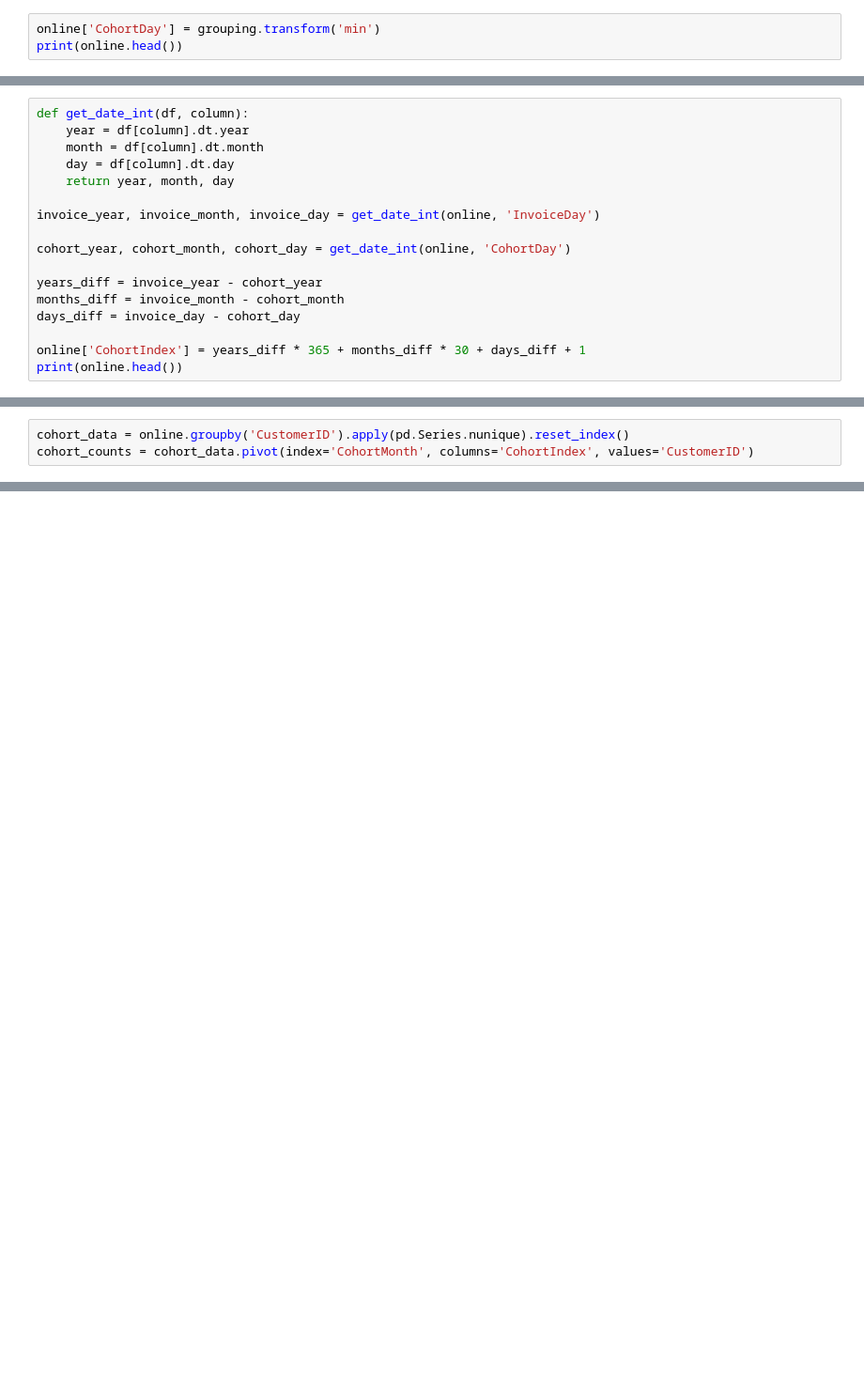
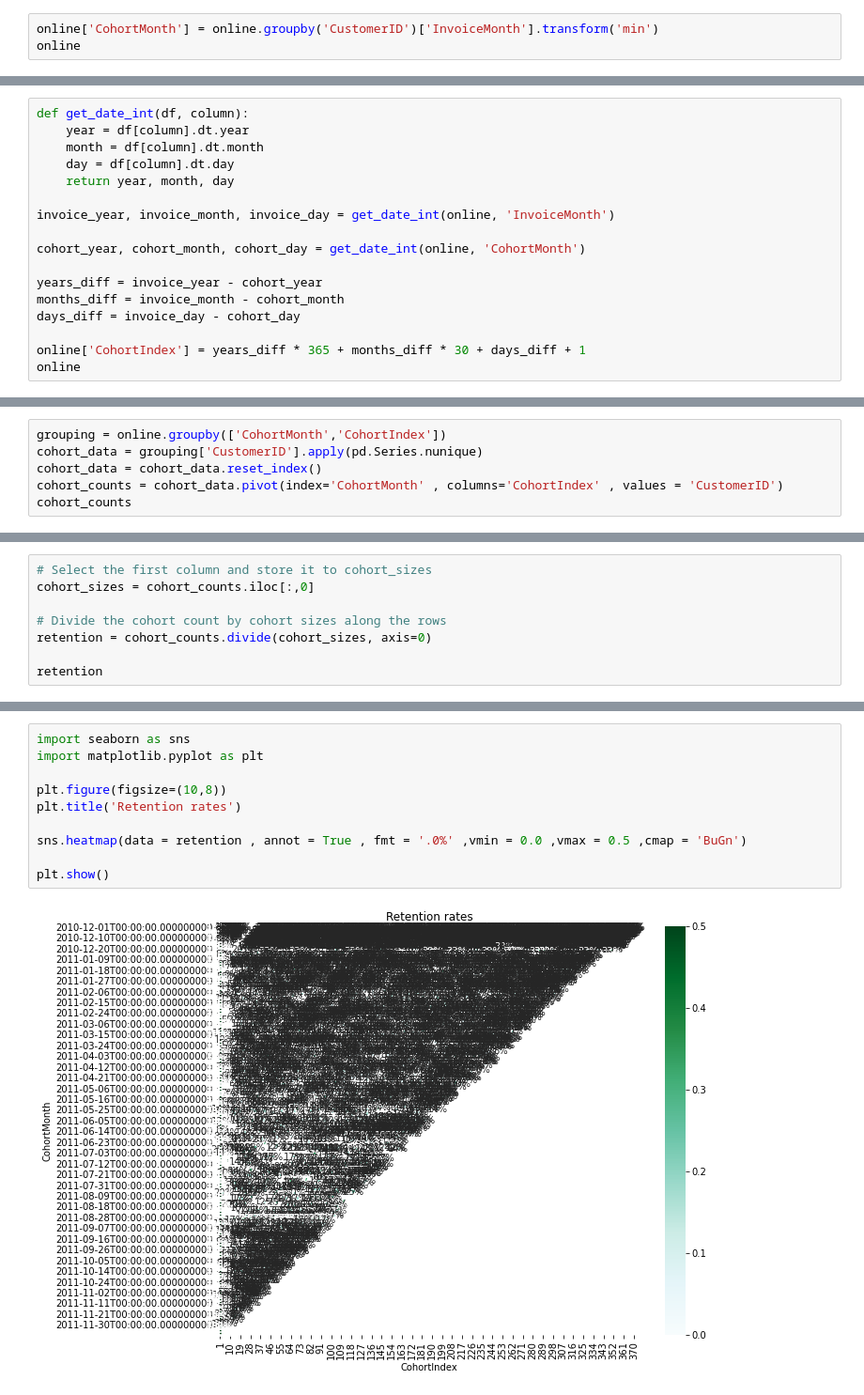
Before and after one commit to sayemomer/cohort_analysis, a Jupyter notebook: Cohort Analysis.ipynb, the cells around one changed output, grey strips where cells are left out. Shown at 94% size. Drawn from its saved outputs; the diff is of its cells as text; blank space fills up the shorter version.

```diff
--- a/Cohort Analysis.ipynb
+++ b/Cohort Analysis.ipynb
@@ -63,4 +58,4 @@ Name: InvoiceDay, Length: 15619, dtype: datetime64[ns]
 # %%
-online['CohortDay'] = grouping.transform('min')
-print(online.head())
+online['CohortMonth'] = online.groupby('CustomerID')['InvoiceMonth'].transform('min')
+online
 # %% [output]
@@ -91,14 +79,14 @@ def get_date_int(df, column):
     day = df[column].dt.day
     return year, month, day
 
-invoice_year, invoice_month, invoice_day = get_date_int(online, 'InvoiceDay')
+invoice_year, invoice_month, invoice_day = get_date_int(online, 'InvoiceMonth')
 
-cohort_year, cohort_month, cohort_day = get_date_int(online, 'CohortDay')
+cohort_year, cohort_month, cohort_day = get_date_int(online, 'CohortMonth')
 
 years_diff = invoice_year - cohort_year
 months_diff = invoice_month - cohort_month
 days_diff = invoice_day - cohort_day
 
 online['CohortIndex'] = years_diff * 365 + months_diff * 30 + days_diff + 1
-print(online.head())
+online
 # %% [output]
@@ -125,4 +106,7 @@ print(online.head())
 # %%
-cohort_data = online.groupby('CustomerID').apply(pd.Series.nunique).reset_index()
-cohort_counts = cohort_data.pivot(index='CohortMonth', columns='CohortIndex', values='CustomerID')
+grouping = online.groupby(['CohortMonth','CohortIndex'])
+cohort_data = grouping['CustomerID'].apply(pd.Series.nunique)
+cohort_data = cohort_data.reset_index()
+cohort_counts = cohort_data.pivot(index='CohortMonth' , columns='CohortIndex' , values = 'CustomerID')
+cohort_counts
 # %% [output]
@@ -129,0 +146,8 @@ AttributeError: 'DataFrame' object has no attribute 'unique'
+# %%
+# Select the first column and store it to cohort_sizes
+cohort_sizes = cohort_counts.iloc[:,0]
+
+# Divide the cohort count by cohort sizes along the rows
+retention = cohort_counts.divide(cohort_sizes, axis=0)
+
+retention
@@ -129,0 +169,12 @@ AttributeError: 'DataFrame' object has no attribute 'unique'
+# %%
+import seaborn as sns
+import matplotlib.pyplot as plt
+
+plt.figure(figsize=(10,8))
+plt.title('Retention rates')
+
+sns.heatmap(data = retention , annot = True , fmt = '.0%' ,vmin = 0.0 ,vmax = 0.5 ,cmap = 'BuGn')
+
+plt.show()
+# %% [output]
+[figure, added]
```
Also changed, not shown: parts of 9 cells of this notebook.
